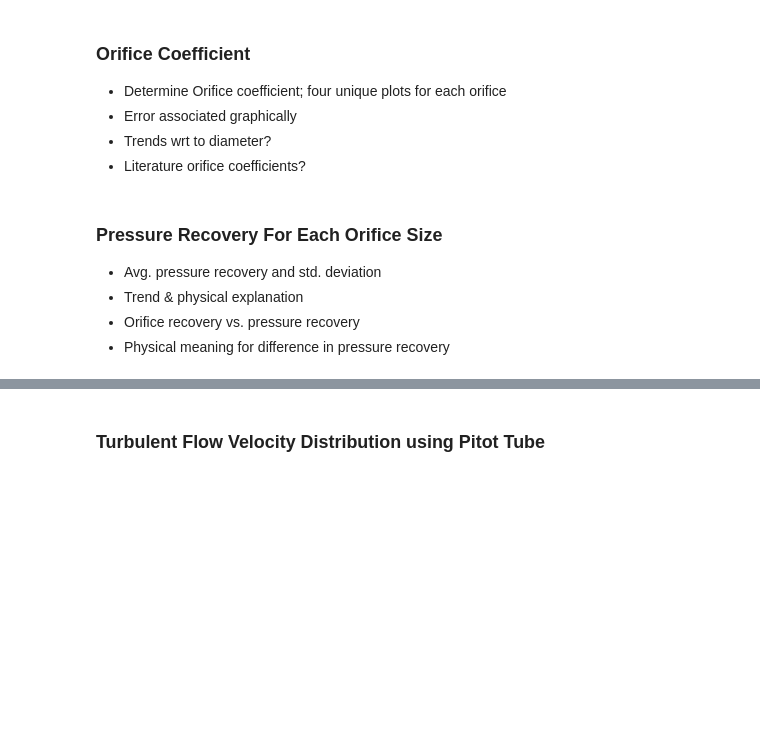
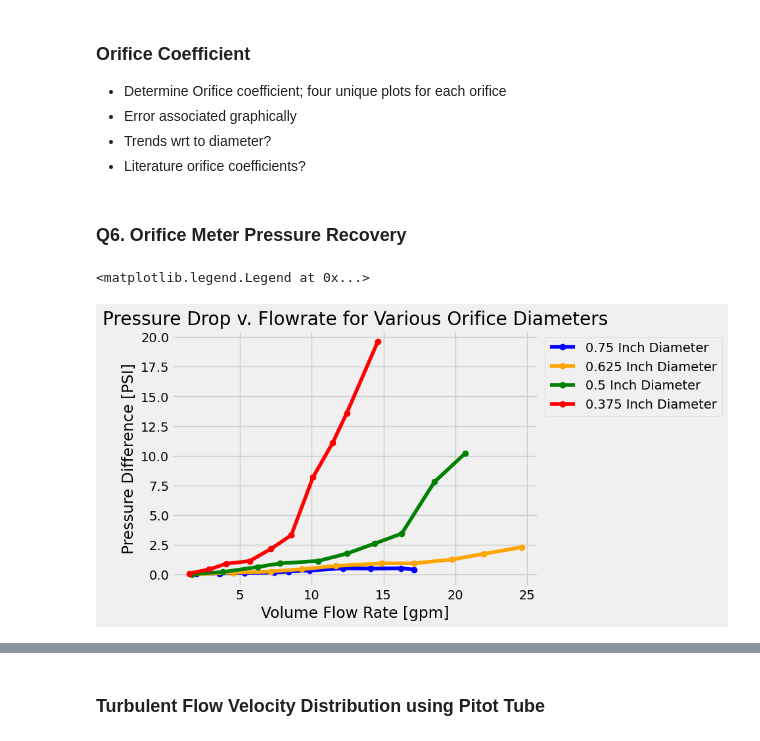
Before and after one commit to AshKuhlmann/CBE154, a Jupyter notebook: Flow Measurement - Data Analysis.ipynb, the cells around one changed output, grey strips where cells are left out. Drawn from its saved outputs; the diff is of its cells as text; code cells hidden in the pictures; blank space fills up the shorter version.

```diff
--- a/Flow Measurement - Data Analysis.ipynb
+++ b/Flow Measurement - Data Analysis.ipynb
@@ -176,8 +178,45 @@ What is pressure recovery in a Venturi Meter? How is it calculated/measured?
 - Trends wrt to diameter?
 - Literature orifice coefficients?
 # %% [markdown]
-### Pressure Recovery For Each Orifice Size
+### Q6. Orifice Meter Pressure Recovery
+<!--
 - Avg. pressure recovery and std. deviation
 - Trend & physical explanation
 - Orifice recovery vs. pressure recovery
 - Physical meaning for difference in pressure recovery
+-->
+# %%
+# import the excel sheet
+orifice_pressure_recovery = pd.read_excel('P6_Orifice_Pressure_Recovery.xlsx')
+# drop unnecessary columns
+orifice_pressure_recovery = orifice_pressure_recovery.drop(["TM_Orifice_0.750","TM_Orifice_0.625","TM_Orifice_0.5","TM_Orifice_0.375"],axis=1)
+
+# Data for 0.75 inch diameter
+x1 = orifice_pressure_recovery["Flow_Rate_0.750"].tolist()
+y1 = orifice_pressure_recovery["Pressure_Recovery_0.750"].tolist()
+
+# Data for 0.625 inch diameter
+x2 = orifice_pressure_recovery["Flow_Rate_0.625"].tolist()
+y2 =orifice_pressure_recovery["Pressure_Recovery_0.625"].tolist()
+
+# Data for 0.5 inch diameter
+x3 = orifice_pressure_recovery["Flow_Rate_0.5"].tolist()
+y3 = orifice_pressure_recovery["Pressure_Recovery_0.5"].tolist()
+
+# Data for 0.375 inch diameter
+x4 = orifice_pressure_recovery["Flow_Rate_0.375"].tolist()
+y4 = orifice_pressure_recovery["Pressure_Recovery_0.375"].tolist()
+
+# Plot Data
+plt.plot(x1, y1, color='blue', marker='o')
+plt.plot(x2, y2, color='orange', marker='o')
+plt.plot(x3, y3, color='green', marker='o')
+plt.plot(x4, y4, color='red', marker='o')
+plt.ylabel('Pressure Difference [PSI]')
+plt.xlabel('Volume Flow Rate [gpm]')
+plt.title("Pressure Drop v. Flowrate for Various Orifice Diameters")
+plt.legend(['0.75 Inch Diameter', '0.625 Inch Diameter', '0.5 Inch Diameter', '0.375 Inch Diameter'],
+           bbox_to_anchor=(1.0, 1), loc='upper left')
+# %% [output]
+<matplotlib.legend.Legend at 0x...>
+[figure, added]
```
Also changed, not shown: parts of 8 cells of this notebook, 2 other files.
